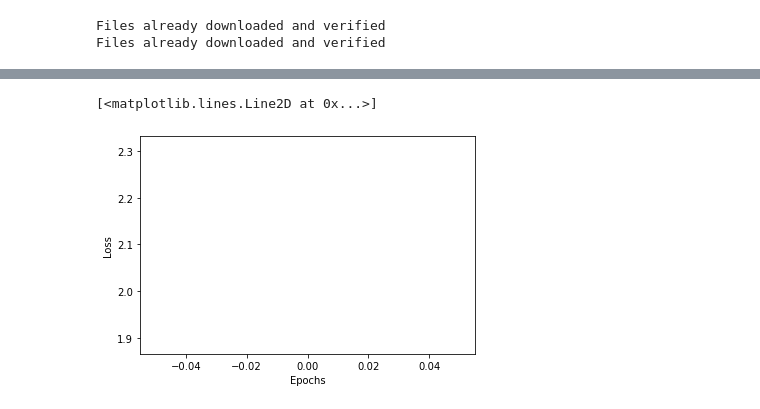
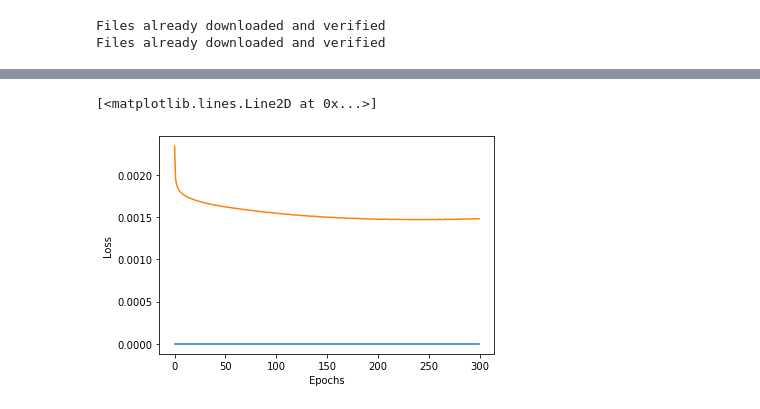
Before and after one commit to nguyjd/ecgr-4106-homeworks, a Jupyter notebook: homework 2/Homework2.ipynb, the cells around one changed output, grey strips where cells are left out. Saved outputs shown, nothing was run; the diff lists cells and outputs as text; code cells hidden in the pictures.

```diff
--- a/homework 2/Homework2.ipynb
+++ b/homework 2/Homework2.ipynb
@@ -172,10 +156,11 @@ class_names = ['airplane','automobile','bird','cat','deer','dog','frog','horse',
 Files already downloaded and verified
 Files already downloaded and verified
 # %%
-NUM_EPOCHS = 1
+NUM_EPOCHS = 300
 LEARNING_RATE = 1e-2
-BATCH_SIZE = 512
+BATCH_SIZE = 1024
 
+# Neural Net with one hidden layer of 512
 model = nn.Sequential(
         nn.Linear(3072, 512),
         nn.Tanh(),
@@ -183,23 +168,8 @@ model = nn.Sequential(
         nn.LogSoftmax(dim=1))
 
 loss = nn.NLLLoss()
+optimizer = optim.SGD(model.parameters(), lr=LEARNING_RATE)
 
-optimizer = optim.SGD(model.parameters(), lr=LEARNING_RATE)
+# Load the data into a dataloader.
 train_loader = torch.utils.data.DataLoader(cirfar10_train, batch_size=BATCH_SIZE, shuffle=True)
 val_loader = torch.utils.data.DataLoader(cirfar10_val, batch_size=BATCH_SIZE, shuffle=False)
-# %%
-if torch.cuda.is_available():
-    device = torch.device('cuda')
-else:
-    device = torch.device('cpu')
-
-for imgs, labels in train_loader:
-    imgs = imgs.to(device=device)
-    labels = labels.to(device=device)
-
-for imgs, labels in val_loader:
-    imgs = imgs.to(device=device)
-    labels = labels.to(device=device)
-
-model = model.to(device=device)
-print(f"Training on {device}")
@@ -219,12 +203,14 @@ Final Loss: 1.8869653940200806, Final Accuracy: 0.1056, Training Time: 33.63 sec
 # %%
+# Plotting the Losses
+
 fig = plt.figure()
 # Name the x and y axis
 plt.xlabel("Epochs")
 plt.ylabel("Loss")
 
 # Plot the model and the actual values.
-plt.plot(training_losses)
-plt.plot(val_losses)
+plt.plot(training_losses, label='Training loss')
+plt.plot(val_losses, label='Validation loss')
 # %% [output]
 [<matplotlib.lines.Line2D at 0x...>]
-[figure, old version]
+[figure, new version]
```
Also changed, not shown: parts of 13 cells of this notebook, 1 other file.
